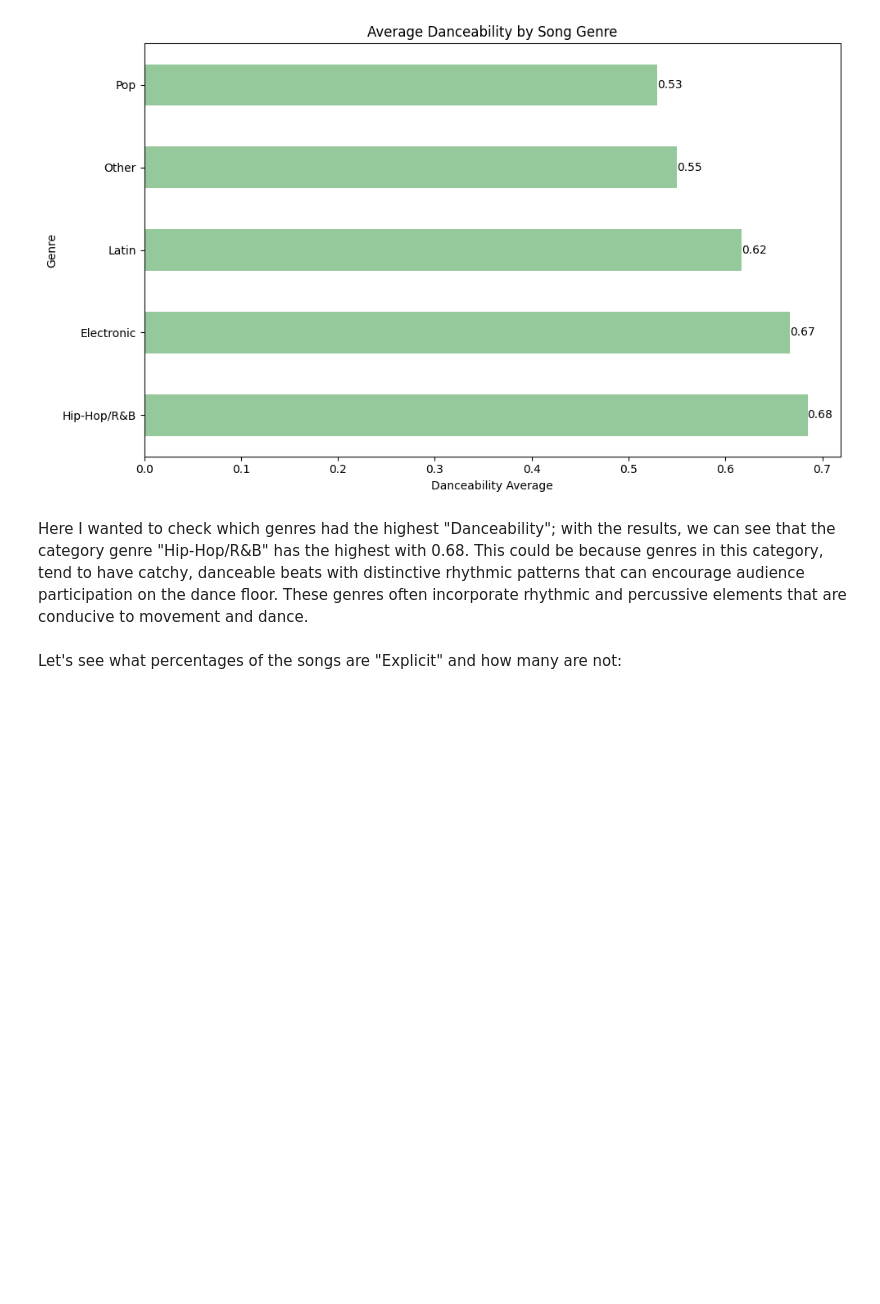
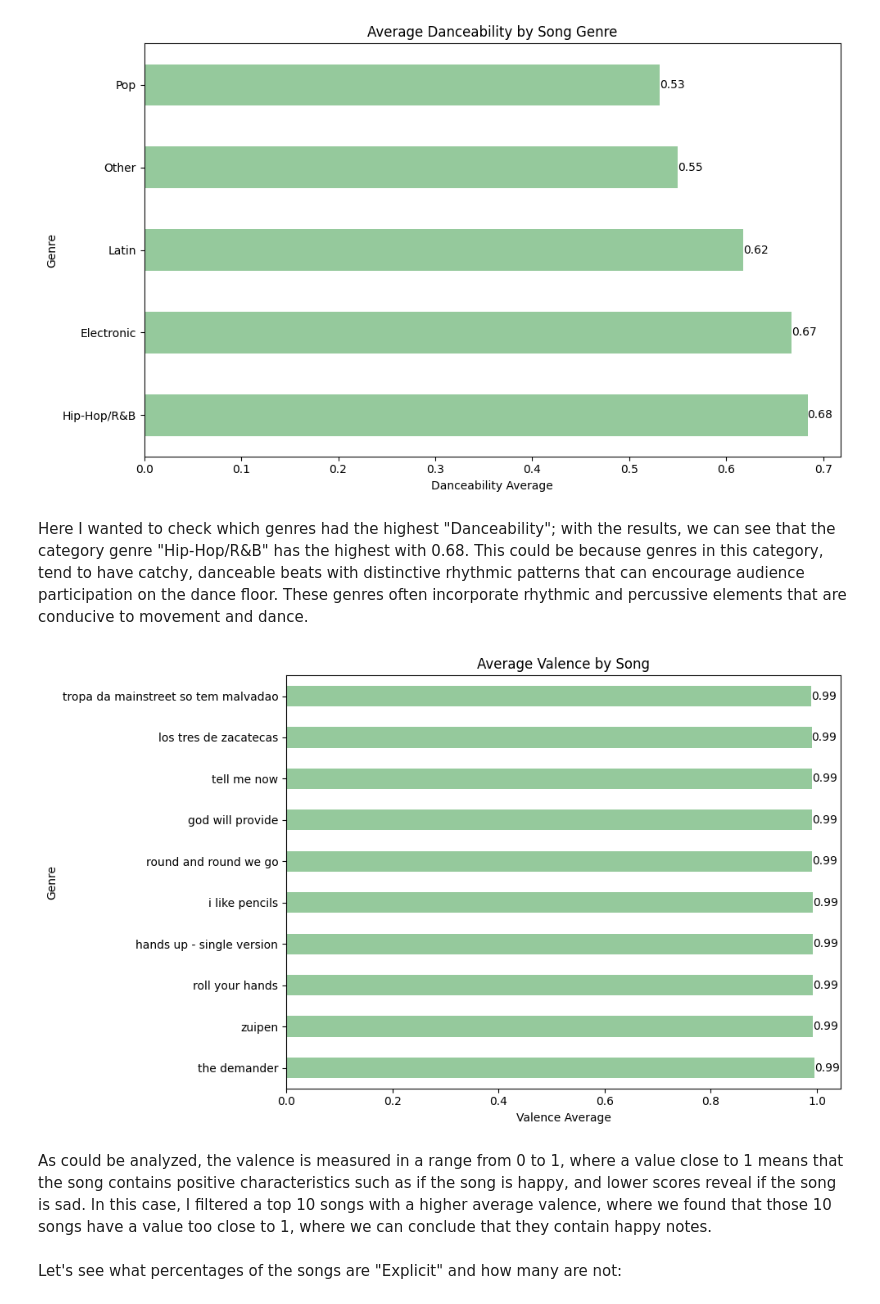
Before and after one commit to mdlangeles/ETL_Proccess_Using_Airflow_WORKSHOP2, a Jupyter notebook: Notebooks/spotify_EDA.ipynb, the cells around one changed output. Cells and saved outputs as stored; diff of their text form; code cells hidden in the pictures; blank space fills up the shorter version.

```diff
--- a/Notebooks/spotify_EDA.ipynb
+++ b/Notebooks/spotify_EDA.ipynb
@@ -429,6 +429,27 @@ plt.show()
 [figure]
 # %% [markdown]
 Here I wanted to check which genres had the highest "Danceability"; with the results, we can see that the category genre "Hip-Hop/R&B" has the highest with 0.68. This could be because genres in this category, tend to have catchy, danceable beats with distinctive rhythmic patterns that can encourage audience participation on the dance floor. These genres often incorporate rhythmic and percussive elements that are conducive to movement and dance.
+# %%
+valence_by_track = spotify.groupby('track_name')['valence'].mean().sort_values(ascending=False).head(10)
+
+
+plt.figure(figsize=(10, 6))
+bar_plot = valence_by_track.plot(kind='barh', color='#95c99c')
+plt.title('Average Valence by Song')
+plt.xlabel('Valence Average')
+plt.ylabel('Genre')
+
+
+for index, value in enumerate(valence_by_track):
+    plt.text(value, index, str(round(value, 2)), ha='left', va='center')
+
+plt.tight_layout()
+plt.show()
+# %% [output]
+[figure, added]
+# %% [markdown]
+As could be analyzed, the valence is measured in a range from 0 to 1, where a value close to 1 means that the song contains positive characteristics such as if the song is happy, and lower scores reveal if the song is sad.
+In this case, I filtered a top 10 songs with a higher average valence, where we found that those 10 songs have a value too close to 1, where we can conclude that they contain happy notes.
 # %% [markdown]
 Let's see what percentages of the songs are "Explicit" and how many are not:
 # %%
```
Also changed, not shown: parts of 3 cells of this notebook, 3 other files.
